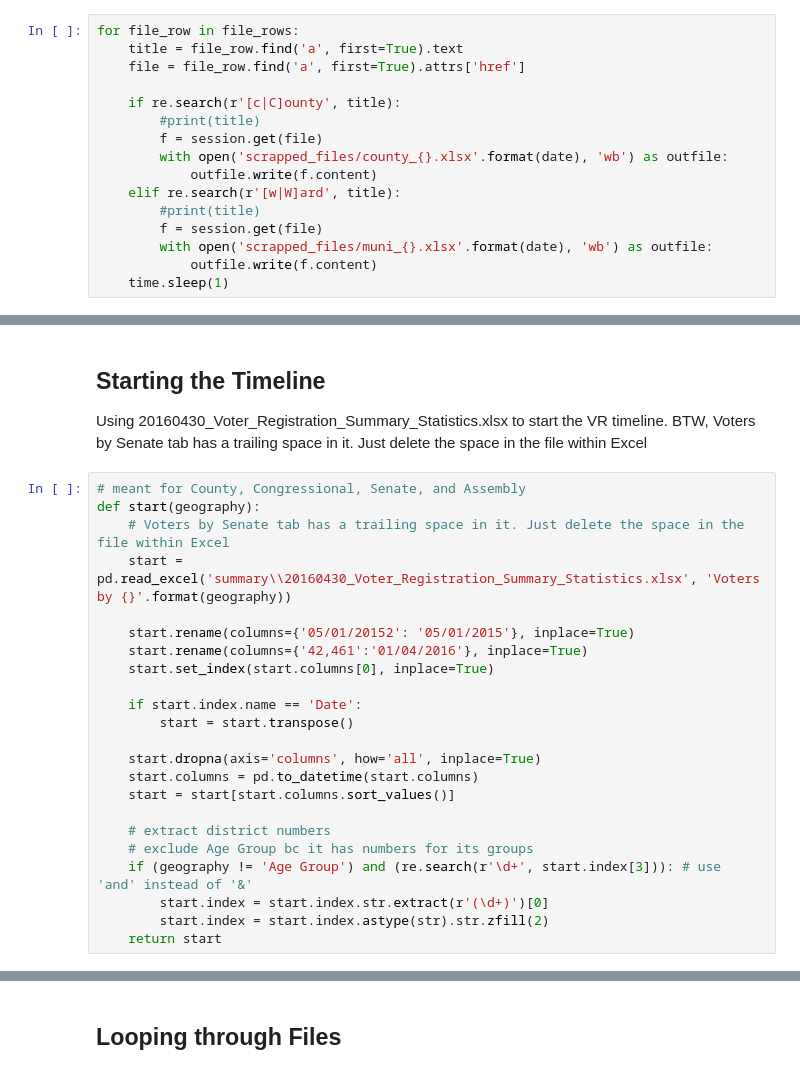
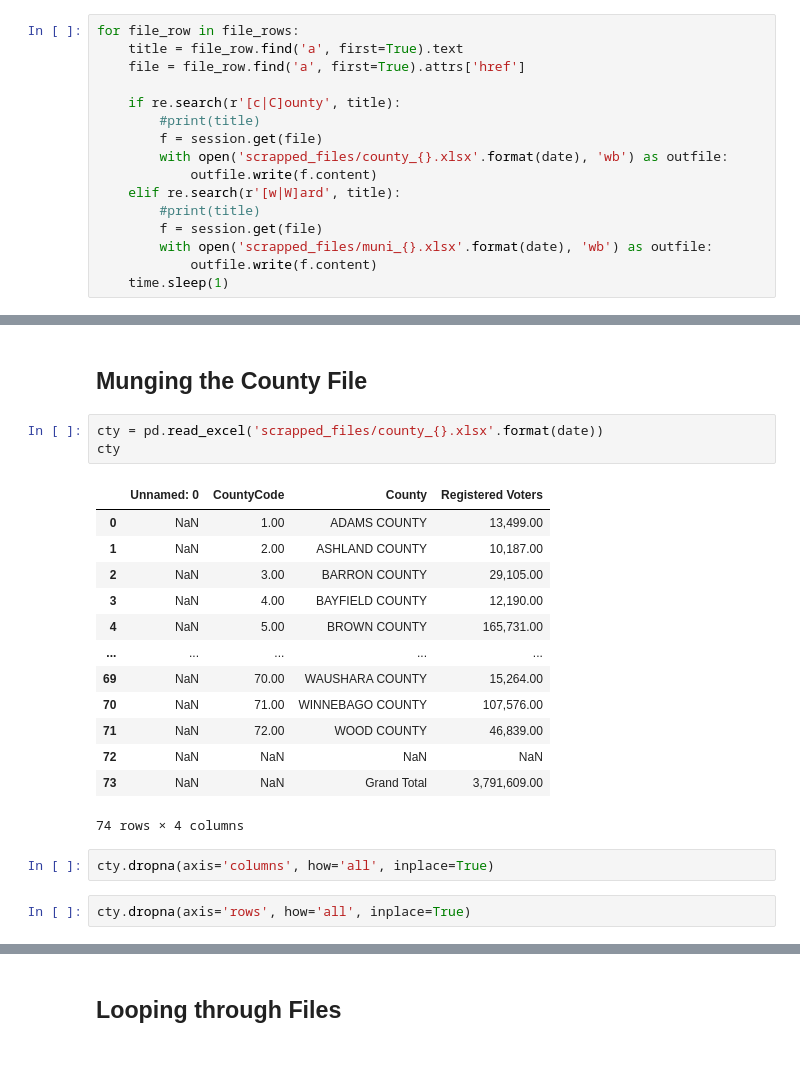
Before and after one commit to skim3ww/2021_wec_avev_tracker, a Jupyter notebook: vr_scrapper.ipynb, the cells around one changed output, grey strips where cells are left out. Drawn from its saved outputs; the diff is of its cells as text.

```diff
--- a/vr_scrapper.ipynb
+++ b/vr_scrapper.ipynb
@@ -161,26 +109,23 @@ with open('vr_tbl.csv', 'r') as read_obj:
-# %% [markdown]
-## Starting the Timeline
-Using 20160430_Voter_Registration_Summary_Statistics.xlsx to start the VR timeline. BTW, Voters by Senate tab has a trailing space in it. Just delete the space in the file within Excel
-# %%
-# meant for County, Congressional, Senate, and Assembly
-def start(geography):
-    # Voters by Senate tab has a trailing space in it. Just delete the space in the file within Excel
-    start = pd.read_excel('summary\\20160430_Voter_Registration_Summary_Statistics.xlsx', 'Voters by {}'.format(geography))
-
-    start.rename(columns={'05/01/20152': '05/01/2015'}, inplace=True)
-    start.rename(columns={'42,461':'01/04/2016'}, inplace=True)
-    start.set_index(start.columns[0], inplace=True)
-
-    if start.index.name == 'Date':
-        start = start.transpose()
-
-    start.dropna(axis='columns', how='all', inplace=True)
-    start.columns = pd.to_datetime(start.columns)
-    start = start[start.columns.sort_values()]
-
-    # extract district numbers
-    # exclude Age Group bc it has numbers for its groups
-    if (geography != 'Age Group') and (re.search(r'\d+', start.index[3])): # use 'and' instead of '&'
-        start.index = start.index.str.extract(r'(\d+)')[0]
-        start.index = start.index.astype(str).str.zfill(2)
-    return start
+# %% [markdown]
+## Munging the County File
+# %%
+cty = pd.read_excel('scrapped_files/county_{}.xlsx'.format(date))
+cty
+# %% [output]
+|  | Unnamed: 0 | CountyCode | County | Registered Voters |
+| 0 | NaN | 1.00 | ADAMS COUNTY | 13,499.00 |
+| 1 | NaN | 2.00 | ASHLAND COUNTY | 10,187.00 |
+| 2 | NaN | 3.00 | BARRON COUNTY | 29,105.00 |
+| 3 | NaN | 4.00 | BAYFIELD COUNTY | 12,190.00 |
+| 4 | NaN | 5.00 | BROWN COUNTY | 165,731.00 |
+| ... | ... | ... | ... | ... |
+| 69 | NaN | 70.00 | WAUSHARA COUNTY | 15,264.00 |
+| 70 | NaN | 71.00 | WINNEBAGO COUNTY | 107,576.00 |
+| 71 | NaN | 72.00 | WOOD COUNTY | 46,839.00 |
+| 72 | NaN | NaN | NaN | NaN |
+| 73 | NaN | NaN | Grand Total | 3,791,609.00 |
+74 rows × 4 columns
+# %%
+cty.dropna(axis='columns', how='all', inplace=True)
+# %%
+cty.dropna(axis='rows', how='all', inplace=True)
```
Also changed, not shown: parts of 3 cells of this notebook.
